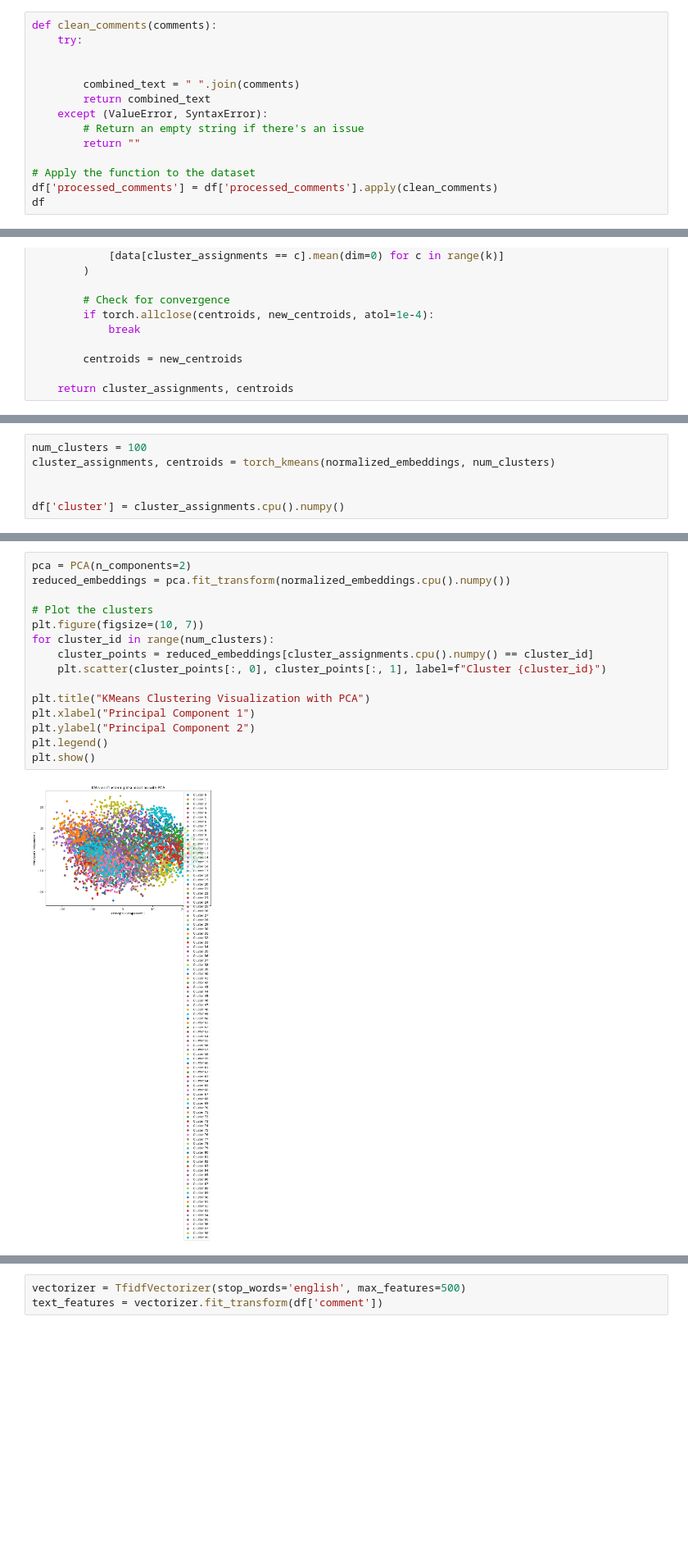
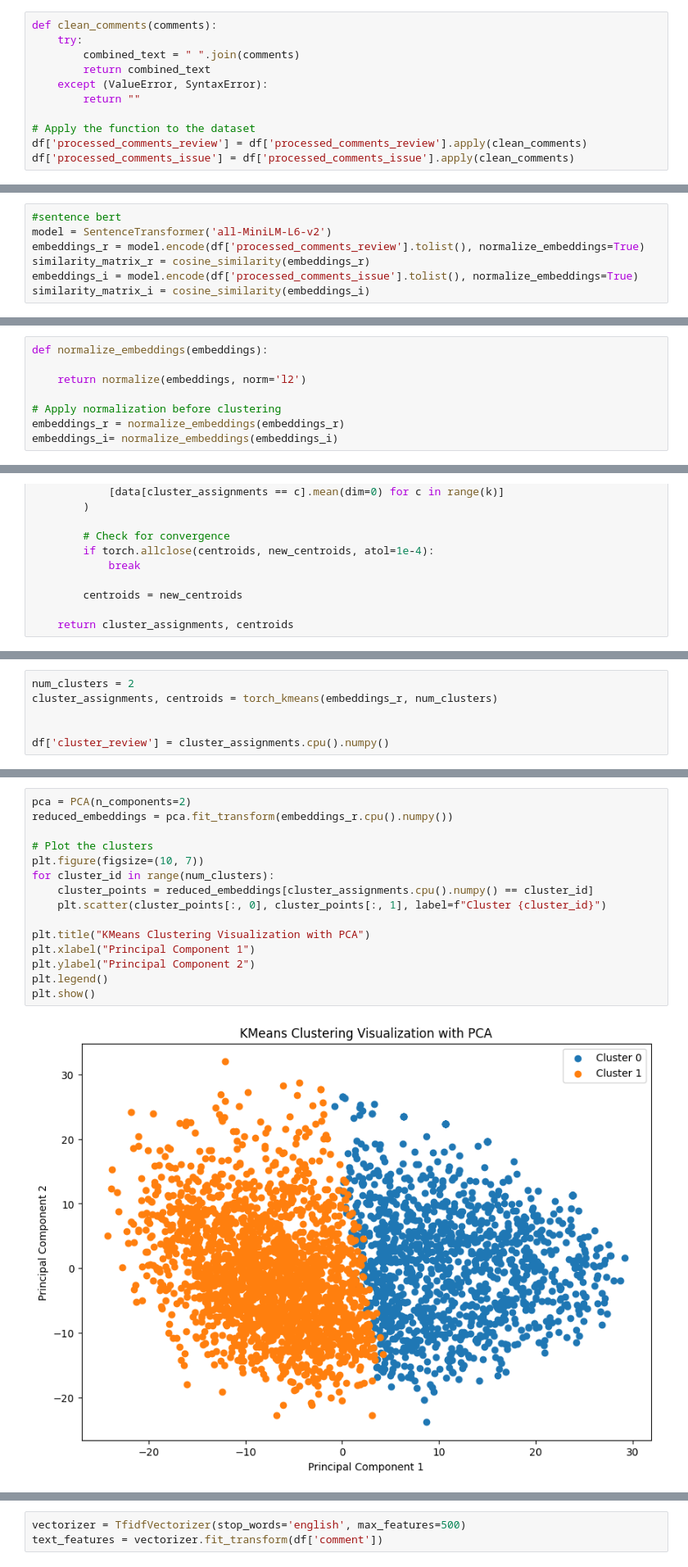
Before and after one commit to Jiangonal/HA-Eco-1, a Jupyter notebook: clustering.ipynb, the cells around one changed output, grey strips where cells are left out. Shown at 82% size. Cells and saved outputs as stored; diff of their text form; blank space fills up the shorter version.

```diff
--- a/clustering.ipynb
+++ b/clustering.ipynb
@@ -57,14 +74,11 @@ print(df['processed_comments'].iloc[1])
 # %%
 def clean_comments(comments):
     try:
-
-
         combined_text = " ".join(comments)
         return combined_text
     except (ValueError, SyntaxError):
-        # Return an empty string if there's an issue
         return ""
 
 # Apply the function to the dataset
-df['processed_comments'] = df['processed_comments'].apply(clean_comments)
-df
+df['processed_comments_review'] = df['processed_comments_review'].apply(clean_comments)
+df['processed_comments_issue'] = df['processed_comments_issue'].apply(clean_comments)
@@ -84,0 +89,7 @@ df
+# %%
+#sentence bert
+model = SentenceTransformer('all-MiniLM-L6-v2')
+embeddings_r = model.encode(df['processed_comments_review'].tolist(), normalize_embeddings=True)
+similarity_matrix_r = cosine_similarity(embeddings_r)
+embeddings_i = model.encode(df['processed_comments_issue'].tolist(), normalize_embeddings=True)
+similarity_matrix_i = cosine_similarity(embeddings_i)
@@ -84,0 +99,8 @@ df
+# %%
+def normalize_embeddings(embeddings):
+
+    return normalize(embeddings, norm='l2')
+
+# Apply normalization before clustering
+embeddings_r = normalize_embeddings(embeddings_r)
+embeddings_i= normalize_embeddings(embeddings_i)
@@ -179,6 +307,6 @@ plt.show()
 # %%
-num_clusters = 100
-cluster_assignments, centroids = torch_kmeans(normalized_embeddings, num_clusters)
+num_clusters = 2
+cluster_assignments, centroids = torch_kmeans(embeddings_r, num_clusters)
 
 
-df['cluster'] = cluster_assignments.cpu().numpy()
+df['cluster_review'] = cluster_assignments.cpu().numpy()
@@ -185,17 +315,17 @@ df['cluster'] = cluster_assignments.cpu().numpy()
 # %%
 pca = PCA(n_components=2)
-reduced_embeddings = pca.fit_transform(normalized_embeddings.cpu().numpy())
+reduced_embeddings = pca.fit_transform(embeddings_r.cpu().numpy())
 
 # Plot the clusters
 plt.figure(figsize=(10, 7))
 for cluster_id in range(num_clusters):
     cluster_points = reduced_embeddings[cluster_assignments.cpu().numpy() == cluster_id]
     plt.scatter(cluster_points[:, 0], cluster_points[:, 1], label=f"Cluster {cluster_id}")
 
 plt.title("KMeans Clustering Visualization with PCA")
 plt.xlabel("Principal Component 1")
 plt.ylabel("Principal Component 2")
 plt.legend()
 plt.show()
 # %% [output]
-[figure, old version]
+[figure, new version]
```
Also changed, not shown: parts of 37 cells of this notebook, 1 other file.
